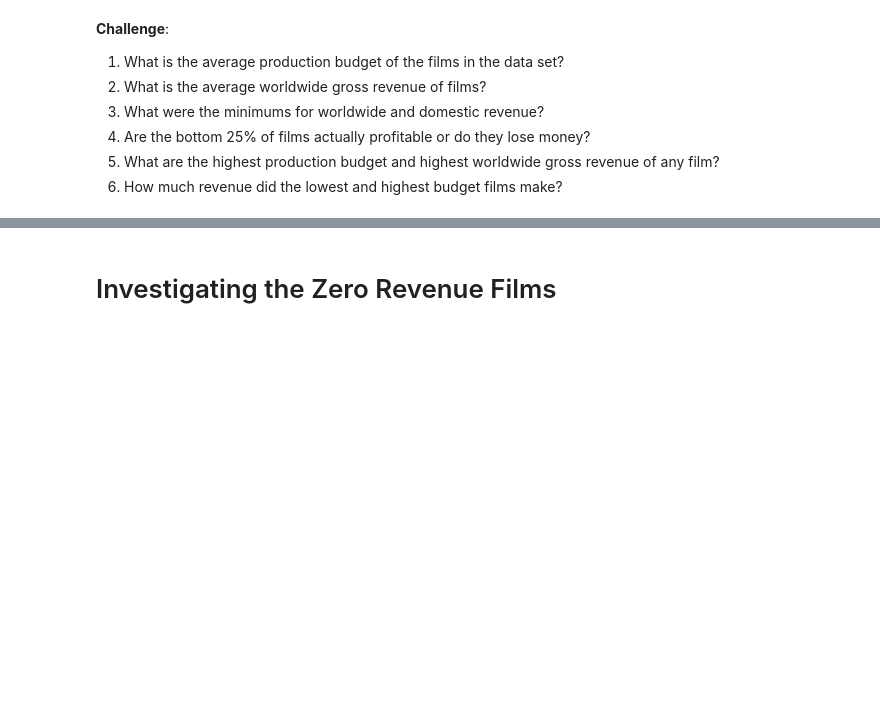
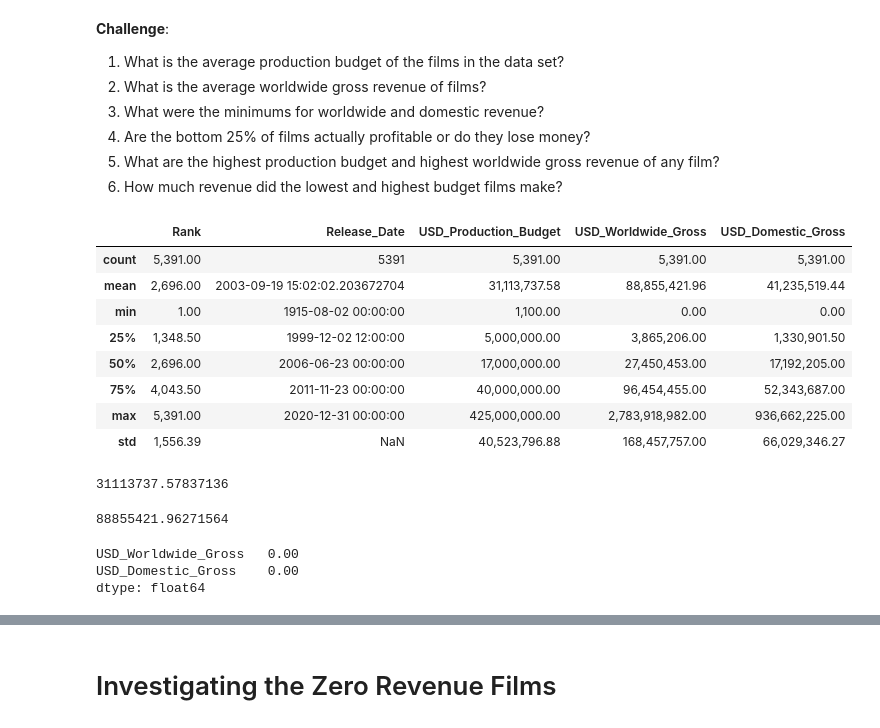
Before and after one commit to thandora/100-days-of-code-udemy, a Jupyter notebook: day-077-seaborn-linear-regression/linear_regression.ipynb, the cells around one changed output, grey strips where cells are left out. Cells and saved outputs as stored; diff of their text form; code cells hidden in the pictures; blank space fills up the shorter version.

```diff
--- a/day-077-seaborn-linear-regression/linear_regression.ipynb
+++ b/day-077-seaborn-linear-regression/linear_regression.ipynb
@@ -48,3 +149,36 @@ Note that *domestic* in this context refers to the United States.
 4. Are the bottom 25% of films actually profitable or do they lose money?
 5. What are the highest production budget and highest worldwide gross revenue of any film?
 6. How much revenue did the lowest and highest budget films make?
+# %%
+# Most of these can be answered by .describe()
+data.describe()
+# %% [output]
+|  | Rank | Release_Date | USD_Production_Budget | USD_Worldwide_Gross | USD_Domestic_Gross |
+| count | 5,391.00 | 5391 | 5,391.00 | 5,391.00 | 5,391.00 |
+| mean | 2,696.00 | 2003-09-19 15:02:02.203672704 | 31,113,737.58 | 88,855,421.96 | 41,235,519.44 |
+| min | 1.00 | 1915-08-02 00:00:00 | 1,100.00 | 0.00 | 0.00 |
+| 25% | 1,348.50 | 1999-12-02 12:00:00 | 5,000,000.00 | 3,865,206.00 | 1,330,901.50 |
+| 50% | 2,696.00 | 2006-06-23 00:00:00 | 17,000,000.00 | 27,450,453.00 | 17,192,205.00 |
+| 75% | 4,043.50 | 2011-11-23 00:00:00 | 40,000,000.00 | 96,454,455.00 | 52,343,687.00 |
+| max | 5,391.00 | 2020-12-31 00:00:00 | 425,000,000.00 | 2,783,918,982.00 | 936,662,225.00 |
+| std | 1,556.39 | NaN | 40,523,796.88 | 168,457,757.00 | 66,029,346.27 |
+# %%
+# C1. What is the average production budget of the films in the data set?
+data["USD_Production_Budget"].mean()
+# $31,113,737
+# %% [output]
+31113737.57837136
+# %%
+# C2. What is the average worldwide gross revenue of films?
+data["USD_Worldwide_Gross"].mean()
+# $88,855,421
+# %% [output]
+88855421.96271564
+# %%
+# C3. What were the minimums for worldwide and domestic revenue?
+data[["USD_Worldwide_Gross", "USD_Domestic_Gross"]].min()
+# 0 for both
+# %% [output]
+USD_Worldwide_Gross   0.00
+USD_Domestic_Gross    0.00
+dtype: float64
```
Also changed, not shown: parts of 21 cells of this notebook.
